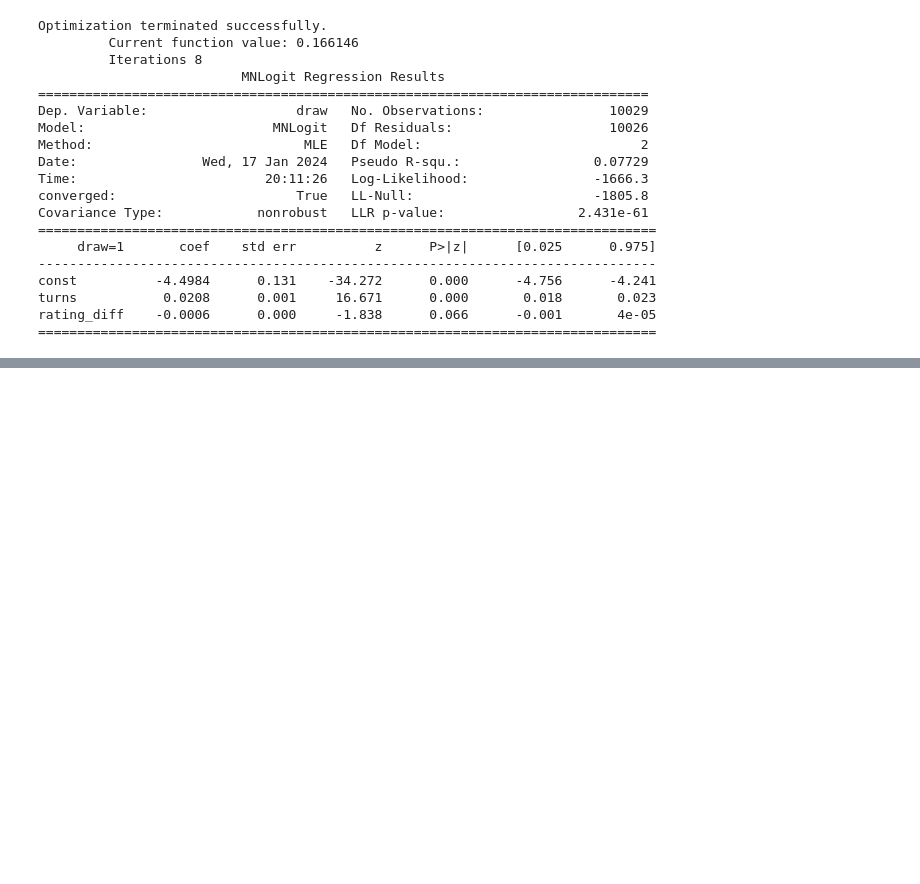
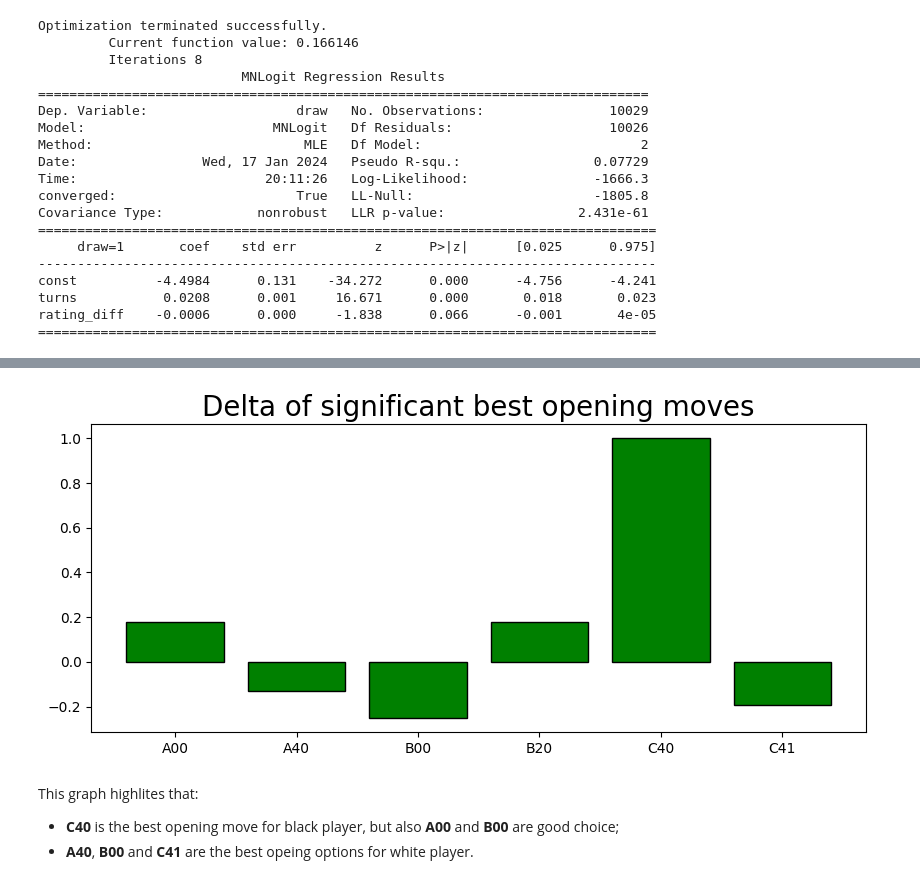
Before and after one commit to andreamurari/chess_project_off, a Jupyter notebook: chess_project_off.ipynb, the cells around one changed output, grey strips where cells are left out. Cells and saved outputs as stored; diff of their text form; code cells hidden in the pictures; blank space fills up the shorter version.

```diff
--- a/chess_project_off.ipynb
+++ b/chess_project_off.ipynb
@@ -396,0 +511,4 @@ rating_diff    -0.0006      0.000     -1.838      0.066      -0.001       4e-05
+# %%
+significant_mask = abs(delta_pct) > 0.1
+significant_delta = delta_pct[significant_mask]
+significant_delta
@@ -396,0 +523,13 @@ rating_diff    -0.0006      0.000     -1.838      0.066      -0.001       4e-05
+# %%
+plt.figure(figsize = (10,4))
+plt.bar(significant_delta.index, significant_delta, color = ('green'), edgecolor = 'black')
+plt.title('Delta of significant best opening moves', fontdict={'fontsize':'20'})
+
+plt.show()
+# %% [output]
+[figure, added]
+# %% [markdown]
+This graph highlites that:
+
+*   **C40** is the best opening move for black player, but also **A00** and **B00** are good choice;
+*   **A40**, **B00** and **C41** are the best opeing options for white player.
```
Also changed, not shown: parts of 15 cells of this notebook.
